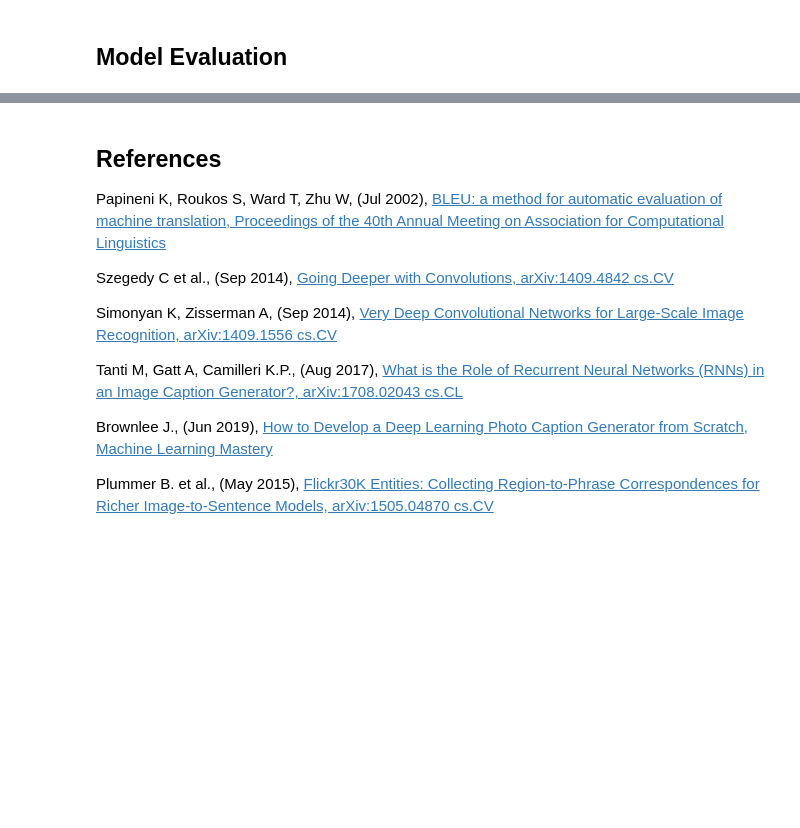
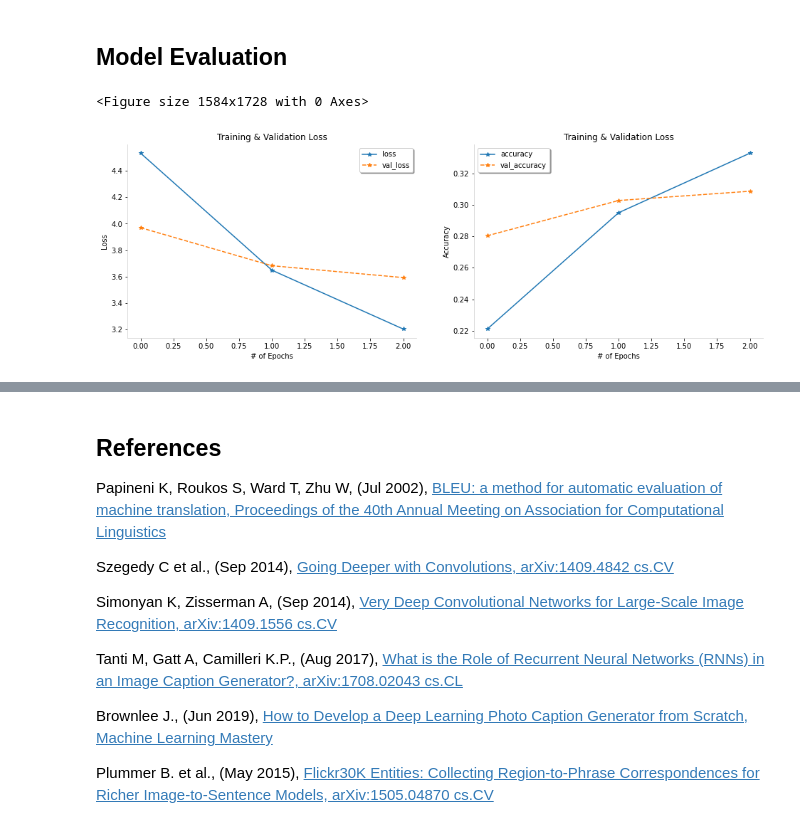
Before and after one commit to edwardspaulg/capstone_498, a Jupyter notebook: image_caption/Image_Caption.ipynb, the cells around one changed output, grey strips where cells are left out. Drawn from its saved outputs; the diff is of its cells as text; code cells hidden in the pictures; blank space fills up the shorter version.

```diff
--- a/image_caption/Image_Caption.ipynb
+++ b/image_caption/Image_Caption.ipynb
@@ -46,6 +46,12 @@ In order to speed up training & testing, all features from our underlying transf
 # %%
 #Clear all vars
 %reset -f
+
+#Common imports
+import numpy as np
+from numpy import array
+import pickle
+import time
 
 #Init code
 def initialize():
@@ -58,7 +64,7 @@ def initialize():
     dictInit['GEN_FEATURES'] = False  #Set to True if features need to be generated through the underlying pre-trained net
     dictInit['TRAIN_MODEL'] = True  #Set to True if our custom net needs to learn the dataset
     dictInit['TL_MODEL'] = 'Inceptionv3'  #Pre-trained model used for recognizing obects within images. One of Inceptionv3 or VGG16 trained on ImageNet.
-    dictInit['MAX_SAMPLES'] = 100  #Maximum number of samples to train & test with. Set to -1 for training on full train set.
+    dictInit['MAX_SAMPLES'] = 2000  #Maximum number of samples to train & test with. Set to -1 for training on full train set.
     dictInit['DATASET'] = 'Flickr_8K'  #One of 'Flickr_8K', 'Flickr_30K'
 
     #Change directory access paths depending upon where you are running
@@ -88,6 +94,9 @@ def initialize():
     elif dictInit['EMBEDDING_DIM'] == 300:
         dictInit['FN_EMBEDDING'] = dictInit['DIR_PREFIX'] + 'Vectors/' + 'glove.6B.300d.txt'
 
+    #Retain or drop colours in dataset
+    dictInit['RETAIN_COLOURS'] = False
+
     #Return
     return dictInit
 
@@ -95,7 +104,7 @@ def initialize():
 dictInit = initialize()
 for key, val in dictInit.items():
     print(key, '\t', val)
-if (dictInit['MAX_SAMPLES'] == -1) or (dictInit['MAX_SAMPLES'] > 100):
+if (dictInit['MAX_SAMPLES'] == -1) or (dictInit['MAX_SAMPLES'] > 2000):
     DEBUG = False
 else:
     DEBUG = True
@@ -458,11 +581,15 @@ def split_dataset(dictCaptions):
     X = list(dictCaptions.keys())
     y = list(dictCaptions.values())
     X_train, X_test, y_train, y_test = train_test_split(X, y, test_size=0.20, random_state=42)  #Train+Dev vs. Test
-    X_train, X_dev, y_train, y_dev = train_test_split(X_train, y_train, test_size=0.10, random_state=42)  #Train vs. Dev
-    return X_train, X_dev, X_test, y_train, y_dev, y_test
+    X_train, X_dev, y_train, y_dev = train_test_split(X_train, y_train, test_size=0.20, random_state=42)  #Train vs. Dev
+
+    #Save
+    dsTrain = Dataset('Train', y_train)
+    dsDev = Dataset('Dev', y_dev)
+    dsTest = Dataset('Test', y_test)
+    return dsTrain, dsDev, dsTest
 
 #Split
-X_train, X_dev, X_test, y_train, y_dev, y_test = split_dataset(dictCaptions)
-print(len(X_train)+len(X_test)+len(X_dev), ':', len(X_train), len(X_test), len(X_dev))
-print(len(y_train)+len(y_test)+len(y_dev), ':', len(y_train), len(y_test), len(y_dev))
+dsTrain, dsDev, dsTest = split_dataset(dictCaptions)
+print(len(dsTrain.samples)+len(dsDev.samples)+len(dsTest.samples), ':', len(dsTrain.samples), len(dsDev.samples), len(dsTest.samples))
 # %% [output]
@@ -580,10 +675,8 @@ Vocabulary size: 210
 # %% [markdown]
 ## Create & Run Model
 # %%
-import time
-
 #Create a matrix of GloVe word vectors of all words in our vocabulary
-def createEmbeddingMatrix(dict_word_index, vocab_size):
+def createEmbeddingMatrix(ca):
     #Load GloVe word vectors
     start = time.time()
     dict_glove = {}
@@ -595,11 +688,11 @@ def createEmbeddingMatrix(dict_word_index, vocab_size):
             coefs = np.asarray(values[1:], dtype='float32')
             dict_glove[word] = coefs
     print('# of vectors loaded:', len(dict_glove))
-    print('Time taken:', time.time()-start)
+    print('Time taken:', round(time.time()-start,1))
 
     #Create embedding matrix
-    embedding_matrix = np.zeros((vocab_size, dictInit['EMBEDDING_DIM']))
-    for word, i in dict_word_index.items():
+    embedding_matrix = np.zeros((ca.vocab_size, dictInit['EMBEDDING_DIM']))
+    for word, i in ca.tokenizer.word_index.items():
         embedding_vector = dict_glove.get(word)
         if embedding_vector is not None:
             embedding_matrix[i] = embedding_vector  #Words not found in GloVe will be all-zeros
@@ -608,5 +701,5 @@ def createEmbeddingMatrix(dict_word_index, vocab_size):
 #Create a matrix of GloVe word vectors of all words in our vocabulary
 print('Loading vectors...')
 if dictInit['TRAIN_MODEL']:
-    embedding_matrix = createEmbeddingMatrix(tokenizer.word_index, vocab_size)
+    embedding_matrix = createEmbeddingMatrix(ca)
     print(embedding_matrix.shape)
@@ -682,30 +784,33 @@ if dictInit['TRAIN_MODEL']:
 # %%
 from datetime import datetime
 import matplotlib.pyplot as plt
 
 #Init plot
 plt.rcParams['figure.facecolor'] = 'white'
 fig=plt.figure(figsize=(22, 24))
 
 #Plot learning curves
-def plotCurve(ax, metric1, metric2, title, title_x, title_y):
+def plotCurve(history, ax, metric1, metric2, title, title_x, title_y):
     ax.plot(history.history[metric1], '-*', label=metric1)
     ax.plot(history.history[metric2], '--*', label=metric2)
     ax.set_title('Training & Validation Loss', color='black')
     ax.legend(loc='best', shadow=True)
     ax.set_xlabel(title_x, color='black')
     ax.set_ylabel(title_y, color='black')
     ax.spines['bottom'].set_color('lightgrey')
     ax.spines['left'].set_color('lightgrey')
     ax.spines['top'].set_visible(False)
     ax.spines['right'].set_visible(False)
     ax.tick_params(axis='x', colors='black')
     ax.tick_params(axis='y', colors='black')
 
 #Plot learning curves
 fig, (ax1, ax2) = plt.subplots(1, 2, figsize=(16, 5))
-plotCurve(ax1, 'loss', 'val_loss', 'Training & Valiation Loss', '# of Epochs', 'Loss')
-plotCurve(ax2, 'accuracy', 'val_accuracy', 'Training & Valiation Accuracy', '# of Epochs', 'Accuracy')
+plotCurve(history, ax1, 'loss', 'val_loss', 'Training & Valiation Loss', '# of Epochs', 'Loss')
+plotCurve(history, ax2, 'accuracy', 'val_accuracy', 'Training & Valiation Accuracy', '# of Epochs', 'Accuracy')
 plt.savefig(dictInit['FN_LEARN_CURVES'] + '_' + datetime.today().strftime('%Y-%m-%d-%H:%M:%S') + '.png',
                                                                         bbox_inches='tight', facecolor='white')
 plt.show()
+# %% [output]
+<Figure size 1584x1728 with 0 Axes>
+[figure, added]
```
Also changed, not shown: parts of 19 cells of this notebook, 1 other file.
